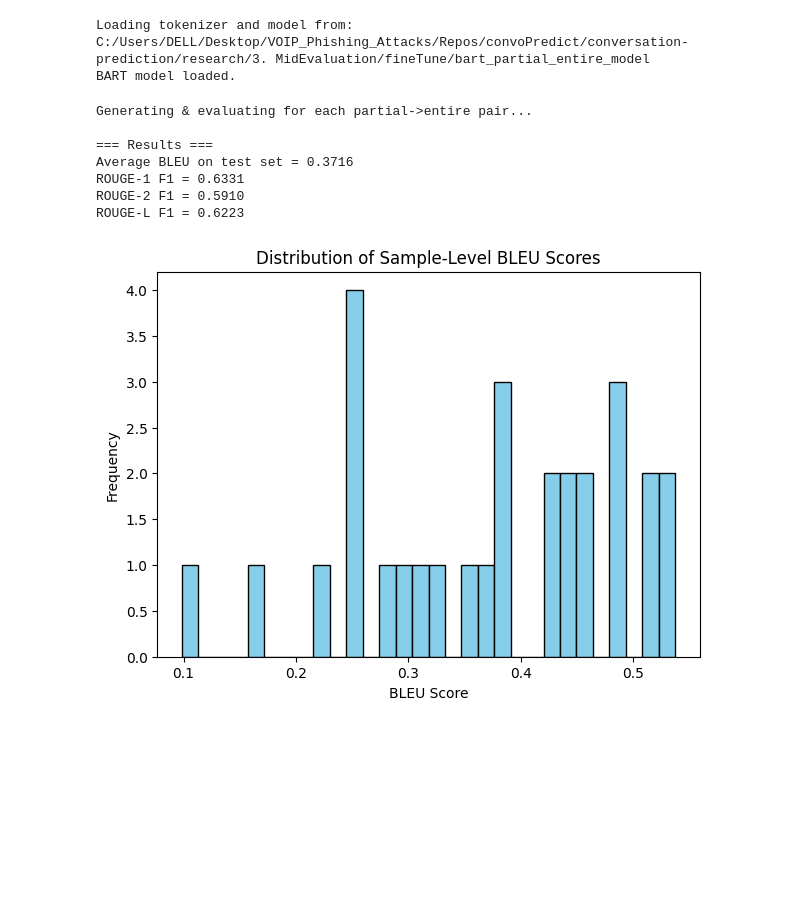
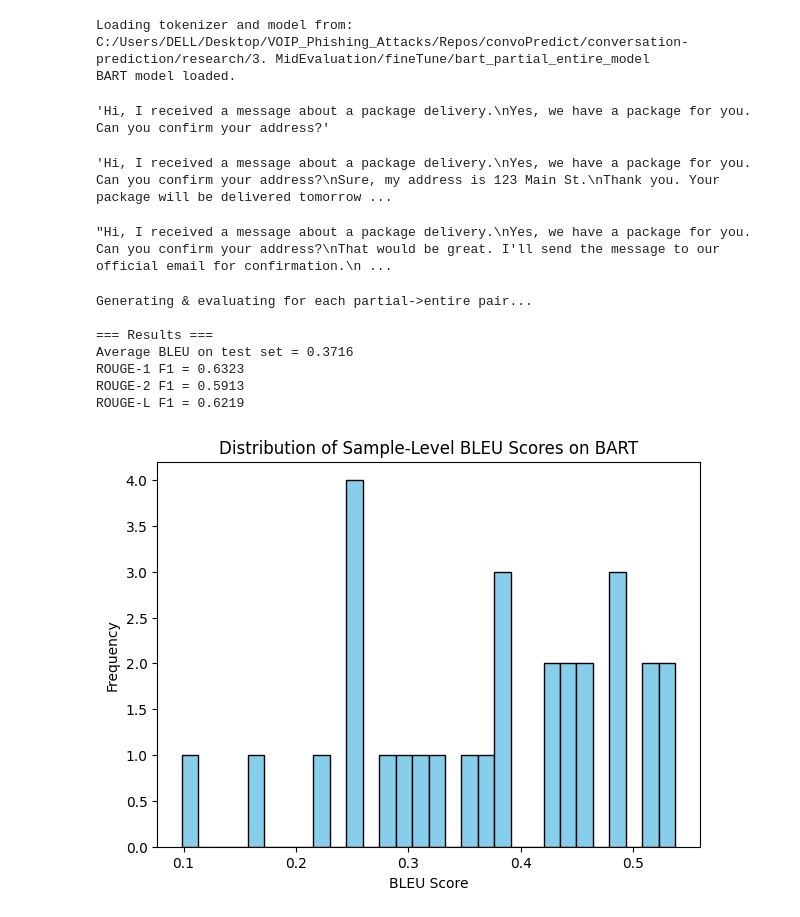
Before and after one commit to VOIP-Vishing-Attack-Detection-FYP/conversation-prediction, a Jupyter notebook: research/3. MidEvaluation/evaluateModels/BLEU&ROUGEevalBART.ipynb, the cells around one changed output. Cells and saved outputs as stored; diff of their text form; code cells hidden in the pictures; blank space fills up the shorter version.

```diff
--- a/research/3. MidEvaluation/evaluateModels/BLEU&ROUGEevalBART.ipynb
+++ b/research/3. MidEvaluation/evaluateModels/BLEU&ROUGEevalBART.ipynb
@@ -145,3 +151,5 @@ def generate_entire_conversation(model, tokenizer, partial_text, max_new_tokens=
         )
     gen_text = tokenizer.decode(outputs[0], skip_special_tokens=True)
     return gen_text
+# %%
+partical_convo = pairs[1][0]
@@ -148,3 +158,17 @@ def generate_entire_conversation(model, tokenizer, partial_text, max_new_tokens=
+# %%
+partical_convo
+# %% [output]
+'Hi, I received a message about a package delivery.\nYes, we have a package for you. Can you confirm your address?'
+# %%
+full_convo
+# %% [output]
+'Hi, I received a message about a package delivery.\nYes, we have a package for you. Can you confirm your address?\nSure, my address is 123 Main St.\nThank you. Your package will be delivered tomorrow ...
+# %%
+predicted_entire = generate_entire_conversation(model, tokenizer, partical_convo)
+# %%
+predicted_entire
+# %% [output]
+"Hi, I received a message about a package delivery.\nYes, we have a package for you. Can you confirm your address?\nThat would be great. I'll send the message to our official email for confirmation.\n ...
 # %%
 # =========================================
 # 6) Evaluate with BLEU & ROUGE
@@ -197,18 +221,18 @@ Generating & evaluating for each partial->entire pair...
 
 === Results ===
 Average BLEU on test set = 0.3716
-ROUGE-1 F1 = 0.6331
-ROUGE-2 F1 = 0.5910
-ROUGE-L F1 = 0.6223
+ROUGE-1 F1 = 0.6323
+ROUGE-2 F1 = 0.5913
+ROUGE-L F1 = 0.6219
 # %%
 # =========================================
 # 7) Visualize BLEU distribution
 # =========================================
 plt.figure(figsize=(7,5))
 plt.hist(bleu_scores, bins=30, color="skyblue", edgecolor="black")
-plt.title("Distribution of Sample-Level BLEU Scores")
+plt.title("Distribution of Sample-Level BLEU Scores on BART")
 plt.xlabel("BLEU Score")
 plt.ylabel("Frequency")
 plt.show()
 # %% [output]
-[figure, old version]
+[figure, new version]
```
Also changed, not shown: parts of 3 cells of this notebook, 2 other files.
